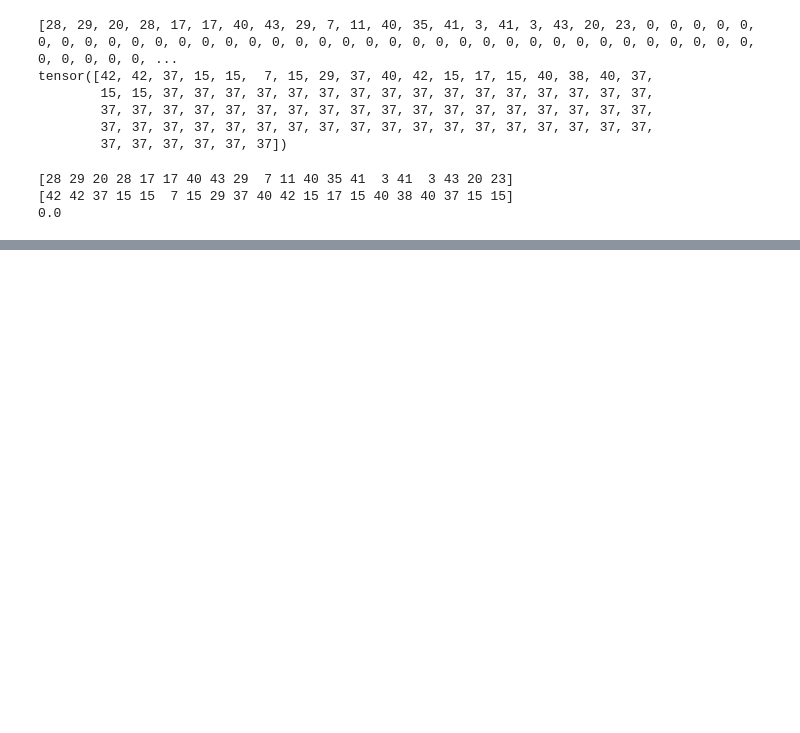
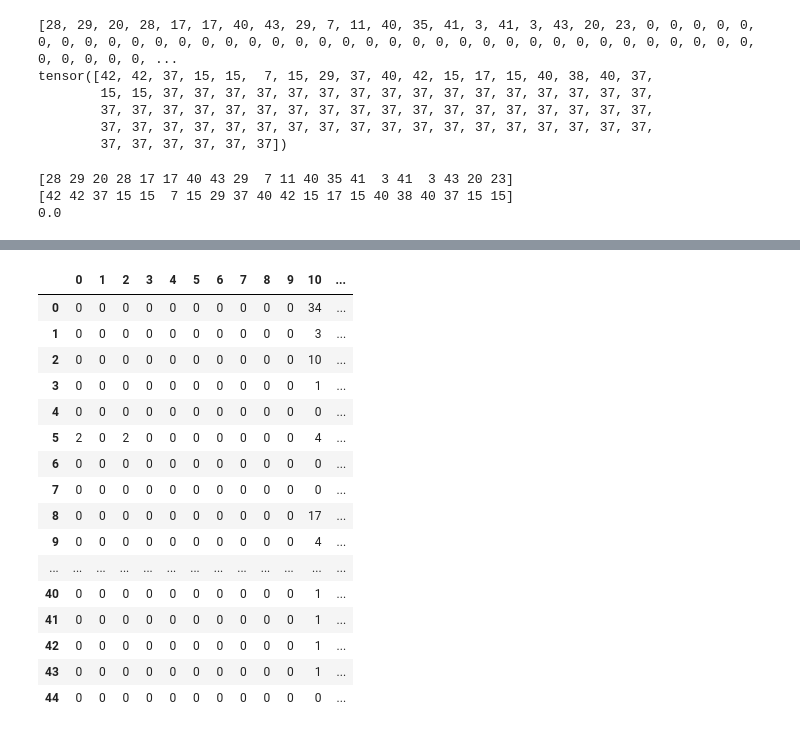
Before and after one commit to HeleneFabia/pos-tagger, a Jupyter notebook: pos_tagger.ipynb, the cells around one changed output, grey strips where cells are left out. Cells and saved outputs as stored; diff of their text form; code cells hidden in the pictures; blank space fills up the shorter version.

```diff
--- a/pos_tagger.ipynb
+++ b/pos_tagger.ipynb
@@ -416,0 +545,24 @@ For debugging consider passing CUDA_LAUNCH_BLOCKING=1.
+# %%
+conf_matrix_df = pd.DataFrame(conf_matrix.astype("uint8"))
+# %%
+pd.set_option('display.max_columns', None)
+conf_matrix_df
+conf_matrix_df.style.background_gradient(cmap="Blues")
+# %% [output]
+|  | 0 | 1 | 2 | 3 | 4 | 5 | 6 | 7 | 8 | 9 | 10 | ... |
+| 0 | 0 | 0 | 0 | 0 | 0 | 0 | 0 | 0 | 0 | 0 | 34 | ... |
+| 1 | 0 | 0 | 0 | 0 | 0 | 0 | 0 | 0 | 0 | 0 | 3 | ... |
+| 2 | 0 | 0 | 0 | 0 | 0 | 0 | 0 | 0 | 0 | 0 | 10 | ... |
+| 3 | 0 | 0 | 0 | 0 | 0 | 0 | 0 | 0 | 0 | 0 | 1 | ... |
+| 4 | 0 | 0 | 0 | 0 | 0 | 0 | 0 | 0 | 0 | 0 | 0 | ... |
+| 5 | 2 | 0 | 2 | 0 | 0 | 0 | 0 | 0 | 0 | 0 | 4 | ... |
+| 6 | 0 | 0 | 0 | 0 | 0 | 0 | 0 | 0 | 0 | 0 | 0 | ... |
+| 7 | 0 | 0 | 0 | 0 | 0 | 0 | 0 | 0 | 0 | 0 | 0 | ... |
+| 8 | 0 | 0 | 0 | 0 | 0 | 0 | 0 | 0 | 0 | 0 | 17 | ... |
+| 9 | 0 | 0 | 0 | 0 | 0 | 0 | 0 | 0 | 0 | 0 | 4 | ... |
+| ... | ... | ... | ... | ... | ... | ... | ... | ... | ... | ... | ... | ... |
+| 40 | 0 | 0 | 0 | 0 | 0 | 0 | 0 | 0 | 0 | 0 | 1 | ... |
+| 41 | 0 | 0 | 0 | 0 | 0 | 0 | 0 | 0 | 0 | 0 | 1 | ... |
+| 42 | 0 | 0 | 0 | 0 | 0 | 0 | 0 | 0 | 0 | 0 | 1 | ... |
+| 43 | 0 | 0 | 0 | 0 | 0 | 0 | 0 | 0 | 0 | 0 | 1 | ... |
+| 44 | 0 | 0 | 0 | 0 | 0 | 0 | 0 | 0 | 0 | 0 | 0 | ... |
```
Also changed, not shown: parts of 57 cells of this notebook, 3 other files.
